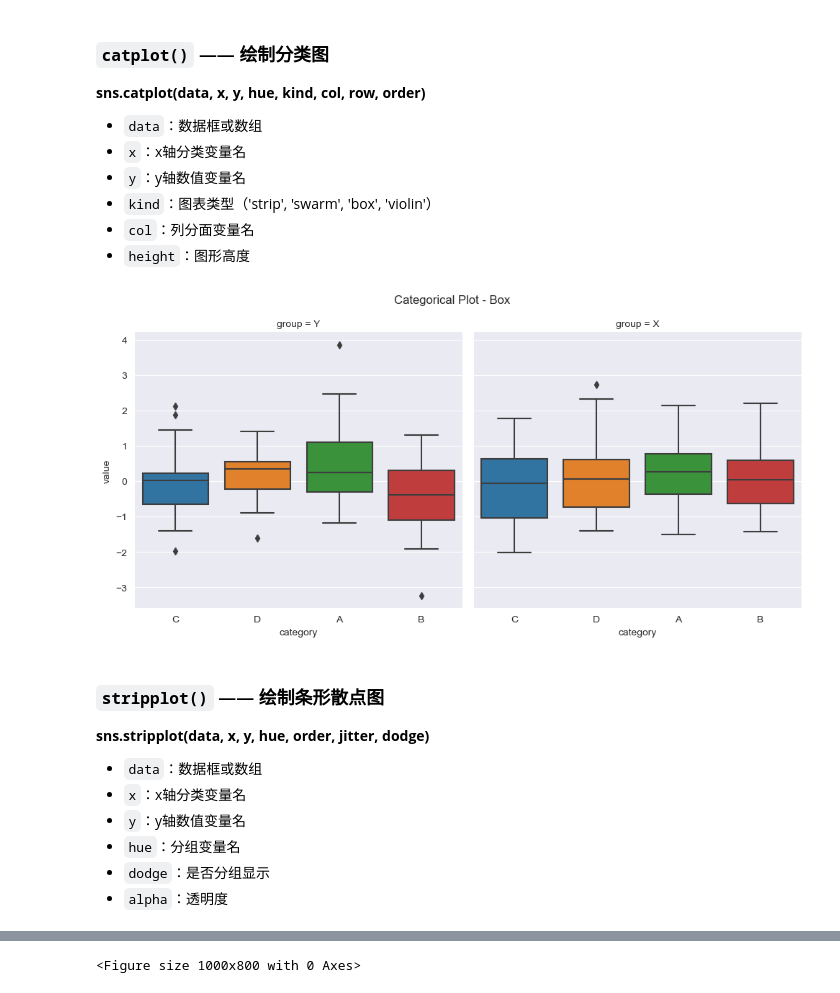
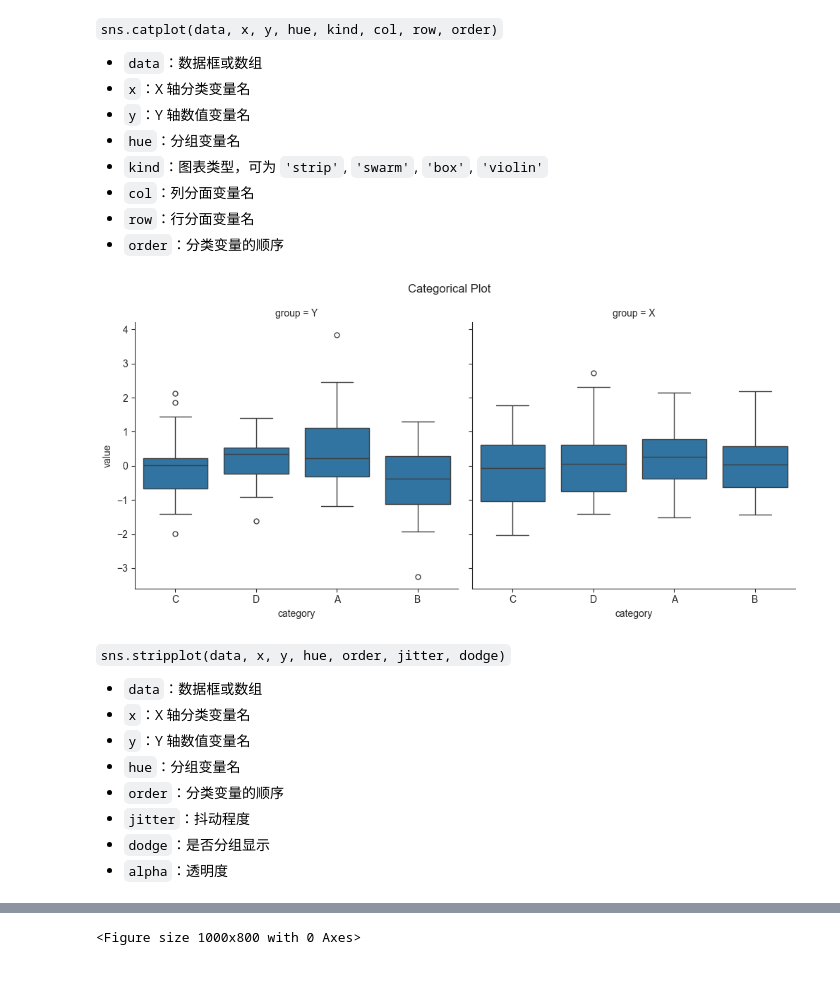
Before and after one commit to Volica/wop-workbooks, a Jupyter notebook: seaborn.ipynb, the cells around one changed output, grey strips where cells are left out. Cells and saved outputs as stored; diff of their text form; code cells hidden in the pictures.

Commit message:
review: seaborn revision 1

```diff
--- a/seaborn.ipynb
+++ b/seaborn.ipynb
@@ -132,6 +13,0 @@ darkgrid主题风格
-# %%
-plt.figure(figsize=(3.2, 2.4))
-sns.set_style('darkgrid')
-data_5 = np.random.normal(size=(20, 4))
-sns.boxplot(data=data_5)
-plt.show()
@@ -206,0 +59,25 @@ plt.show()
+# %%
+available_styles = sns.axes_style()
+print("Available Seaborn style parameters:")
+print(available_styles)
+
+predefined_styles = ['darkgrid', 'whitegrid', 'dark', 'white', 'ticks']
+print("Predefined Seaborn styles:")
+print(predefined_styles)
+
+data = sns.load_dataset("tips")
+
+plt.figure(figsize=(15, 12))
+for i, style in enumerate(predefined_styles, 1):
+    sns.set_style(style) # type: ignore
+    plt.subplot(2, 3, i)
+
+    # histogram + scatter + trend line
+    sns.histplot(data=data, x="total_bill", kde=True, color='skyblue')
+    sns.scatterplot(data=data, x="total_bill", y="tip", color='red')
+    sns.regplot(data=data, x="total_bill", y="tip", scatter=False, color='green')
+
+    plt.title(f'Style: {style}')
+
+plt.tight_layout()
+plt.show()
@@ -370,35 +361,29 @@ plt.show()
 # %% [markdown]
-### `catplot()` —— 绘制分类图
-**sns.catplot(data, x, y, hue, kind, col, row, order)**
+`sns.catplot(data, x, y, hue, kind, col, row, order)`
 - `data`：数据框或数组
-- `x`：x轴分类变量名
-- `y`：y轴数值变量名
-- `kind`：图表类型（'strip', 'swarm', 'box', 'violin'）
+- `x`：X 轴分类变量名
+- `y`：Y 轴数值变量名
+- `hue`：分组变量名
+- `kind`：图表类型，可为 `'strip'`, `'swarm'`, `'box'`, `'violin'`
 - `col`：列分面变量名
-- `height`：图形高度
+- `row`：行分面变量名
+- `order`：分类变量的顺序
 # %%
-# 生成分类数据
-np.random.seed(42)
-cat_data = pd.DataFrame({
-    'category': np.random.choice(['A', 'B', 'C', 'D'], 200),
-    'value': np.random.normal(0, 1, 200),
-    'group': np.random.choice(['X', 'Y'], 200)
-})
-# 创建分类图
 sns.catplot(data=cat_data, x='category', y='value',
             kind='box', col='group', height=5, aspect=1)
-plt.suptitle('Categorical Plot - Box')
+plt.suptitle('Categorical Plot')
 plt.tight_layout()
 plt.show()
 # %% [output]
-[figure, old version]
+[figure, new version]
 # %% [markdown]
-### `stripplot()` —— 绘制条形散点图
-**sns.stripplot(data, x, y, hue, order, jitter, dodge)**
+`sns.stripplot(data, x, y, hue, order, jitter, dodge)`
 - `data`：数据框或数组
-- `x`：x轴分类变量名
-- `y`：y轴数值变量名
+- `x`：X 轴分类变量名
+- `y`：Y 轴数值变量名
 - `hue`：分组变量名
+- `order`：分类变量的顺序
+- `jitter`：抖动程度
 - `dodge`：是否分组显示
 - `alpha`：透明度
 # %%
```
Also changed, not shown: parts of 107 cells of this notebook.
